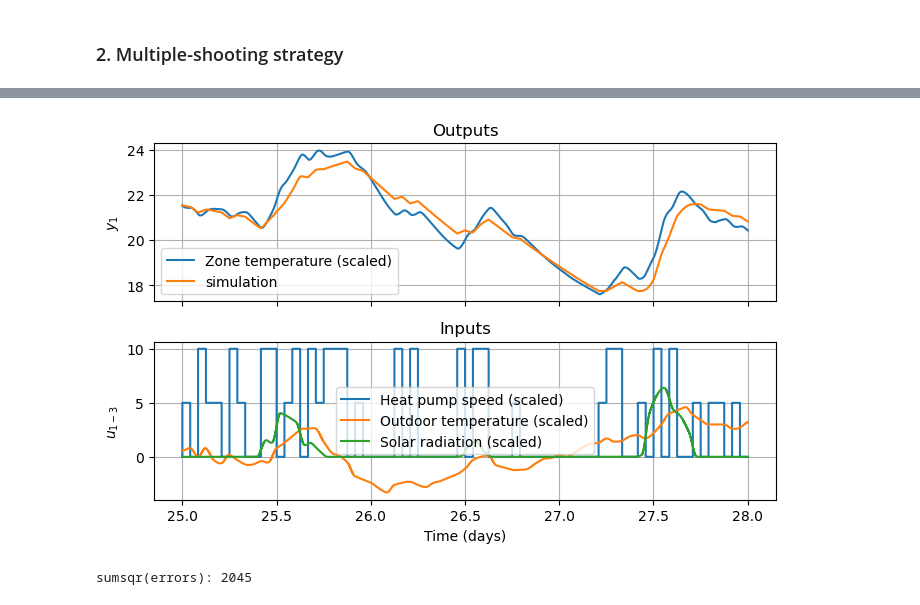
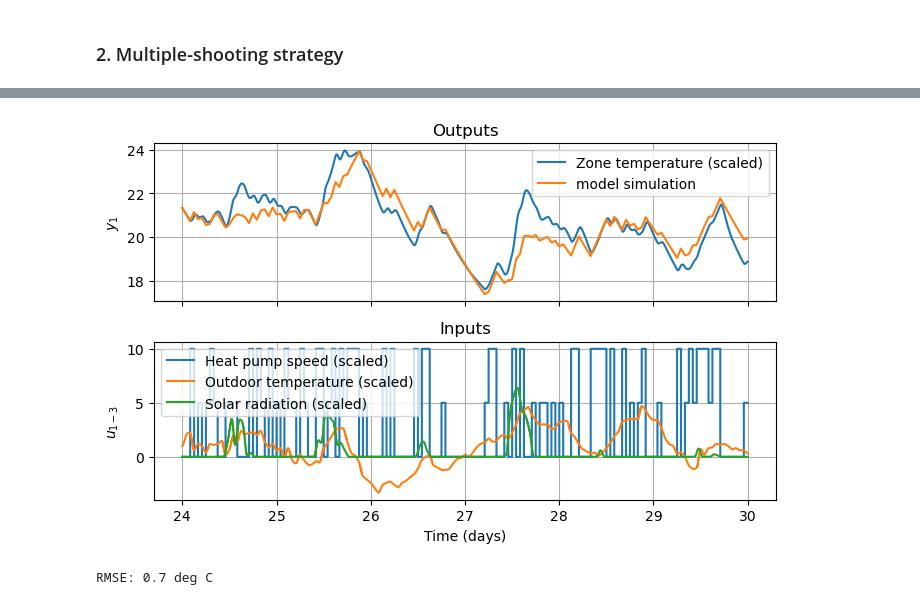
Before and after one commit to billtubbs/boptest-identify, a Jupyter notebook: sys-id-1-zone.ipynb, the cells around one changed output, grey strips where cells are left out. Saved outputs shown, nothing was run; the diff lists cells and outputs as text; code cells hidden in the pictures.

```diff
--- a/sys-id-1-zone.ipynb
+++ b/sys-id-1-zone.ipynb
@@ -309,4 +355,22 @@ def test_simulate(params=test_params):
 test_simulate()
 # %% [output]
 DM([[19.9998, 19.9995, 19.9993, 19.9991, 19.9988, 19.9986, 19.9984, 19.9981, 19.9979, 19.9977, 19.9974, 19.9972]])
+# %%
+def simulate_system(data, x0, params, n_x, n_u, n_p):
+
+    # Make function to simulate whole trajectory
+    N = data.shape[0]  # Number of samples
+    simulate = sample_step.mapaccum("simulate", N)
+
+    # Structure of input signals
+    # Q_c = u[0]  # cooling delivered
+    # T_a = p[0]  # ambient temperature
+    # R = p[1]  # solar insolation
+    input_names = ['oveHeaPumY_u_scaled', 'weaSta_reaWeaTDryBul_y_scaled', 'weaSta_reaWeaHDirNor_y_scaled']
+    inputs = cas.DM(data[input_names].to_numpy()).T
+    assert inputs.shape == (n_u + n_p, N)
+    X = simulate(x0, inputs, cas.repmat(params, 1, N))
+    assert X.shape == (n_x, N)
+
+    return X
 # %%
@@ -538,38 +652,35 @@ CasADi - 2025-01-04 22:42:54 WARNING("CasADi was not compiled with WITH_OPENMP=O
 # %%
+# Test model on validation dataset
+data = data_sample_val
+N = data.shape[0]  # Number of samples
+
 # Initial condition
-T0 = data_sample['reaTZon_y_scaled'].iloc[0]
+T0 = data['reaTZon_y_scaled'].iloc[0]
 x0 = cas.DM([T0])
 
-# Structure of input signals
-# Q_c = u[0]  # cooling delivered
-# T_a = p[0]  # ambient temperature
-# R = p[1]  # solar insolation
-input_names = ['oveHeaPumY_u_scaled', 'weaSta_reaWeaTDryBul_y_scaled', 'weaSta_reaWeaHDirNor_y_scaled']
-inputs = cas.DM(data_sample[input_names].to_numpy()).T
-assert inputs.shape == (n_u + n_p, N)
-scaled_params = cas.repmat(scaled_params_sol, 1, N)
-X = simulate(x0, inputs, scaled_params)
-assert X.shape == (n_x, N)
+X = simulate_system(data, x0, scaled_params_sol * params_scale_factors, n_x, n_u, n_p)
 
 fig, axes = make_ioplots_combined(
-    sim_results_scaled,
+    data,
     input_names,
     measurement_names,
     available_inputs,
     available_measurements,
     time_name='time_days',
-    time_range=time_range,
     var_rename_map=var_rename_map,
 )
-axes[0].plot(data_sample['time_days'], X.T, label='simulation')
+axes[0].plot(data['time_days'], X.T, label='model simulation')
 axes[0].legend()
 
 plt.tight_layout()
 plt.show()
 
+# Calculate root-mean-squared error (RMSE)
+output_names = ['reaTZon_y_scaled']
+Y_measured = cas.DM(data[output_names].to_numpy()).T
 Y_predicted = X[0, :]
-errors = Y_measured - Y_predicted
-print(f"sumsqr(errors): {float(cas.sumsqr(errors)):.0f}")
+rmse = calculate_root_mean_squared_error(Y_measured, Y_predicted)
+print(f"RMSE: {rmse:.1f} deg C")
 # %% [output]
-[figure, old version]
+[figure, new version]
-sumsqr(errors): 2045
+RMSE: 0.7 deg C
```
Also changed, not shown: parts of 19 cells of this notebook, 1 other file.
